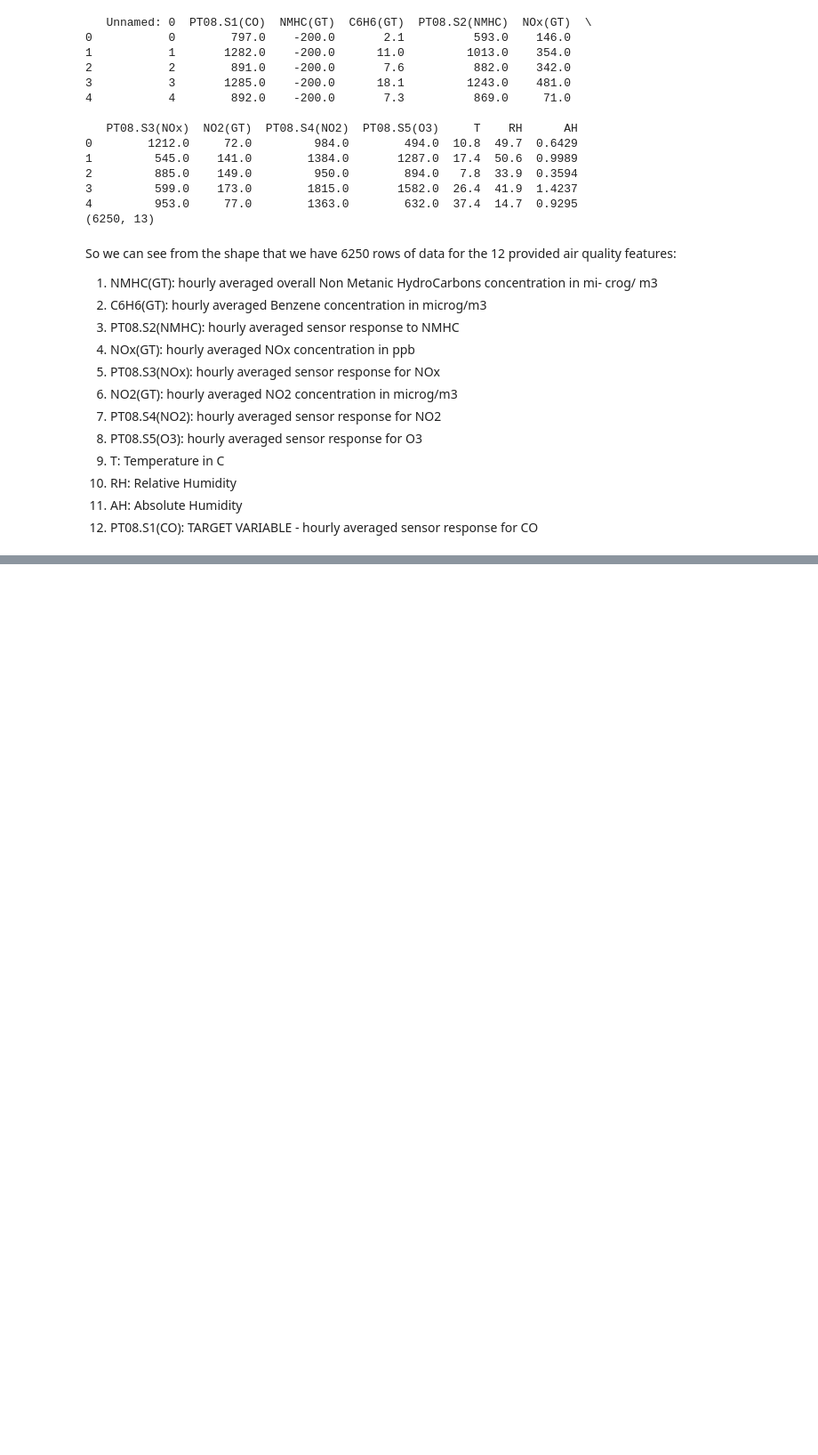
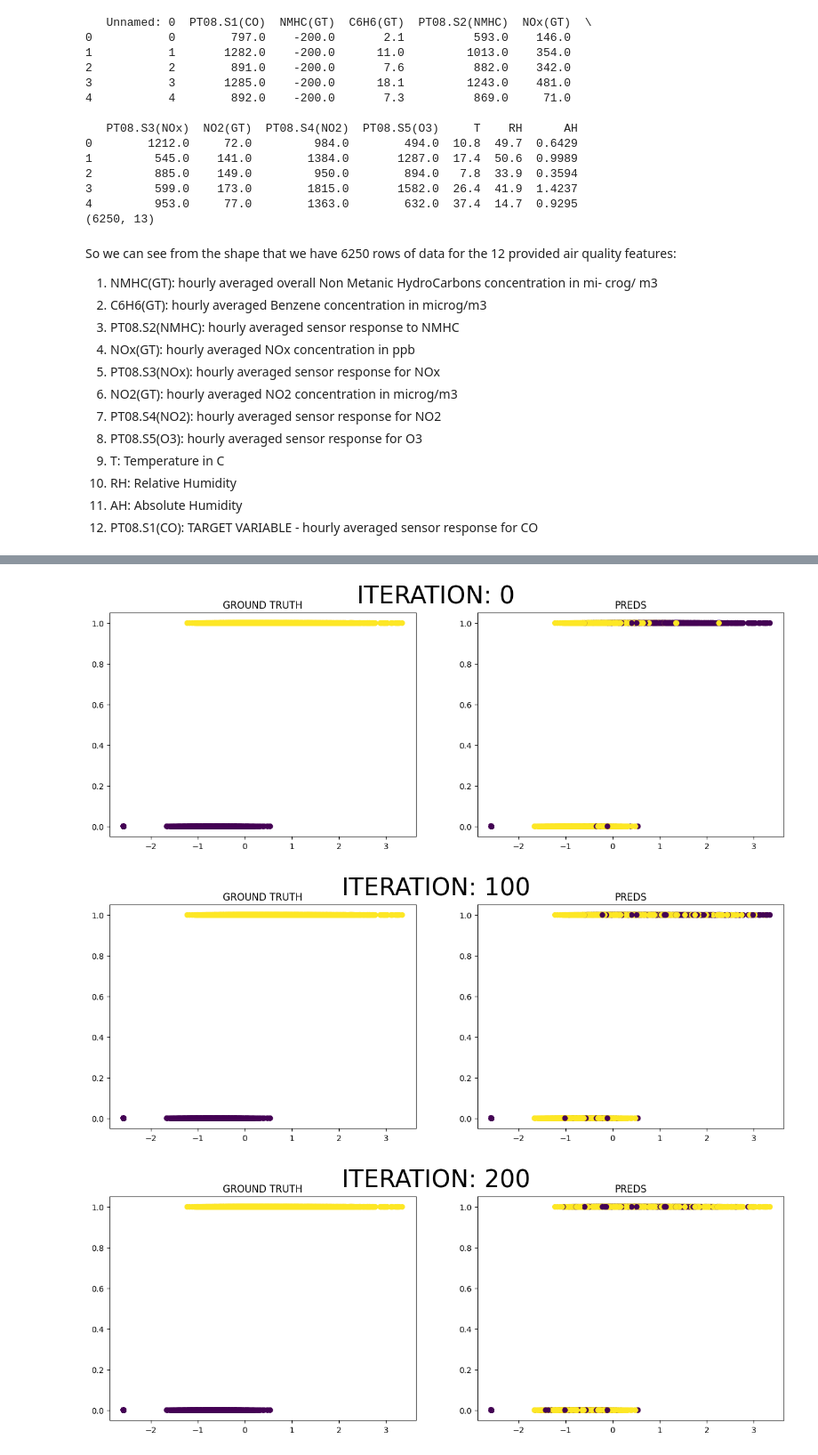
Before and after one commit to Dylan-Harden3/AirQualityRegression, a Jupyter notebook: Regression/Regression.ipynb, the cells around one changed output, grey strips where cells are left out. Shown at 89% size. Cells and saved outputs as stored; diff of their text form; code cells hidden in the pictures; blank space fills up the shorter version.

Commit message:
Finished validation and Logistic Regression

```diff
--- a/Regression/Regression.ipynb
+++ b/Regression/Regression.ipynb
@@ -165,0 +103,6 @@ RSS: 31165398.019942813
+# %%
+train_features_df['B0'] = 1
+train_features_df = train_features_df[['B0'] + [col for col in train_features_df.columns if col != 'B0']]
+
+train_features = train_features_df.to_numpy()
+train_labels = train_labels_df.to_numpy()
@@ -165,0 +155,36 @@ RSS: 31165398.019942813
+# %%
+binary_train_labels = np.where(train_labels > 1000, 1, 0)
+# %%
+import random
+from matplotlib import pyplot as plt
+
+class LogisticRegression:
+  def __init__ (self, D = 2, lr = 0.1, lambda_param = 0.1, max_iter = 1000):
+    self.lr = lr
+    self.w = np.random.randn(D, 1)
+    self.max_iter = max_iter
+    self.lambda_param = lambda_param
+    self.random_feature = random.sample(range(1,12), 1)
+
+  def fit(self, X, y, plot=True):
+    for i in range(self.max_iter):
+      logits = np.matmul(X, self.w)
+      grad = (((1/(1+np.exp(-logits)))-y.reshape(-1, 1)) * X).mean(axis=0, keepdims=True).T + 2 * self.lambda_param * self.w
+      self.w -= self.lr * grad
+      if plot and i % 100 == 0:
+        self.iter = i
+        self.plot(X, y, self.predict(X))
+
+  def predict(self, X):
+    logits = np.matmul(X, self.w)
+    return np.round(1/(1+np.exp(-logits))).squeeze()
+
+  def plot(self, X, y, preds = None):
+    fig, ax = plt.subplots(1, 2, figsize=(15, 5))
+    ax_gt, ax_pred = ax
+    ax_gt.scatter(X[:, self.random_feature[0]], y, c = y)
+    ax_gt.set_title('GROUND TRUTH')
+    ax_pred.scatter(X[:, self.random_feature[0]], y, c = preds)
+    ax_pred.set_title('PREDS')
+    fig.suptitle(f"ITERATION: {self.iter}", fontsize=30)
+    plt.show()
@@ -165,0 +199,7 @@ RSS: 31165398.019942813
+# %%
+model = LogisticRegression(D = 12, lr = 0.005, lambda_param = 0.1, max_iter = 1000)
+model.fit(train_features_normalized, binary_train_labels)
+# %% [output]
+[figure, added]
+[figure, added]
+[figure, added]
```
Also changed, not shown: parts of 45 cells of this notebook.
